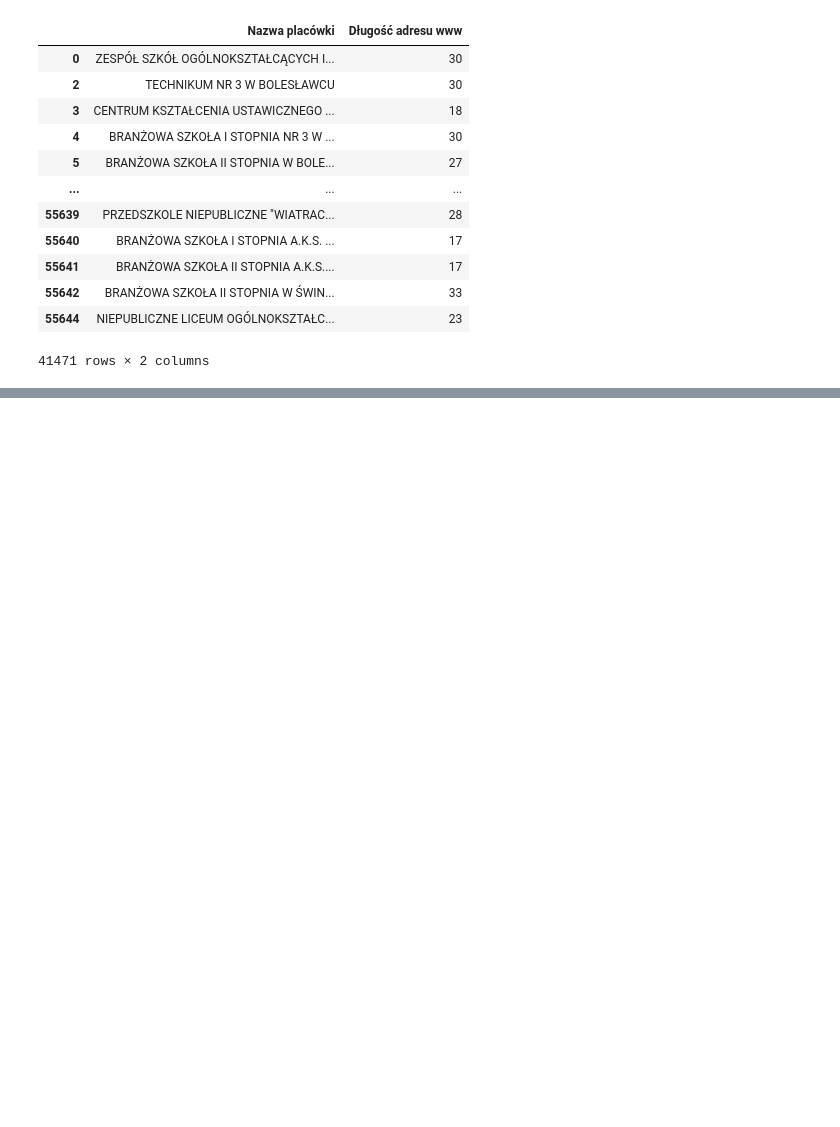
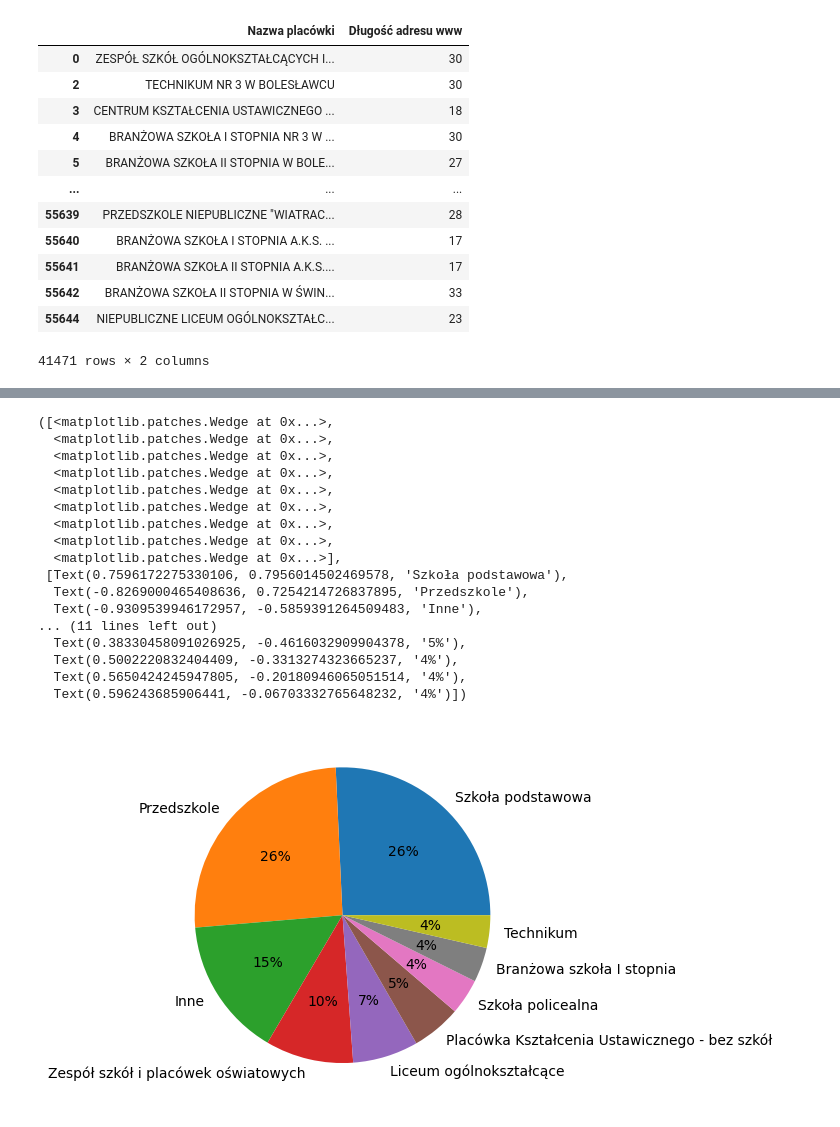
Before and after one commit to karmek-k/schools-in-poland, a Jupyter notebook: schools.ipynb, the cells around one changed output, grey strips where cells are left out. Cells and saved outputs as stored; diff of their text form; code cells hidden in the pictures; blank space fills up the shorter version.

```diff
--- a/schools.ipynb
+++ b/schools.ipynb
@@ -172,0 +181,12 @@ df_www_length
+# %%
+df_counts = df.groupby('Typ podmiotu').count().sort_values('Rok szkolny', ascending=False).head(8)['Rok szkolny']
+df_counts = df_counts.rename('Liczba placówek')
+
+others_count = df.shape[0] - df_counts.sum()
+# others_count
+# df_counts.info()
+others_series = pd.Series([others_count], index=['Inne'], name='Liczba placówek')
+# others_new
+df_counts = df_counts.add(others_series, fill_value=0).sort_values(ascending=False)
+
+df_counts
@@ -172,0 +204,21 @@ df_www_length
+# %%
+plt.pie(df_counts, labels=df_counts.index, autopct='%1.0f%%')
+# %% [output]
+([<matplotlib.patches.Wedge at 0x...>,
+  <matplotlib.patches.Wedge at 0x...>,
+  <matplotlib.patches.Wedge at 0x...>,
+  <matplotlib.patches.Wedge at 0x...>,
+  <matplotlib.patches.Wedge at 0x...>,
+  <matplotlib.patches.Wedge at 0x...>,
+  <matplotlib.patches.Wedge at 0x...>,
+  <matplotlib.patches.Wedge at 0x...>,
+  <matplotlib.patches.Wedge at 0x...>],
+ [Text(0.7596172275330106, 0.7956014502469578, 'Szkoła podstawowa'),
+  Text(-0.8269000465408636, 0.7254214726837895, 'Przedszkole'),
+  Text(-0.9309539946172957, -0.5859391264509483, 'Inne'),
+... (11 lines left out)
+  Text(0.38330458091026925, -0.4616032909904378, '5%'),
+  Text(0.5002220832404409, -0.3313274323665237, '4%'),
+  Text(0.5650424245947805, -0.20180946065051514, '4%'),
+  Text(0.596243685906441, -0.06703332765648232, '4%')])
+[figure, added]
```
Also changed, not shown: parts of 4 cells of this notebook.
